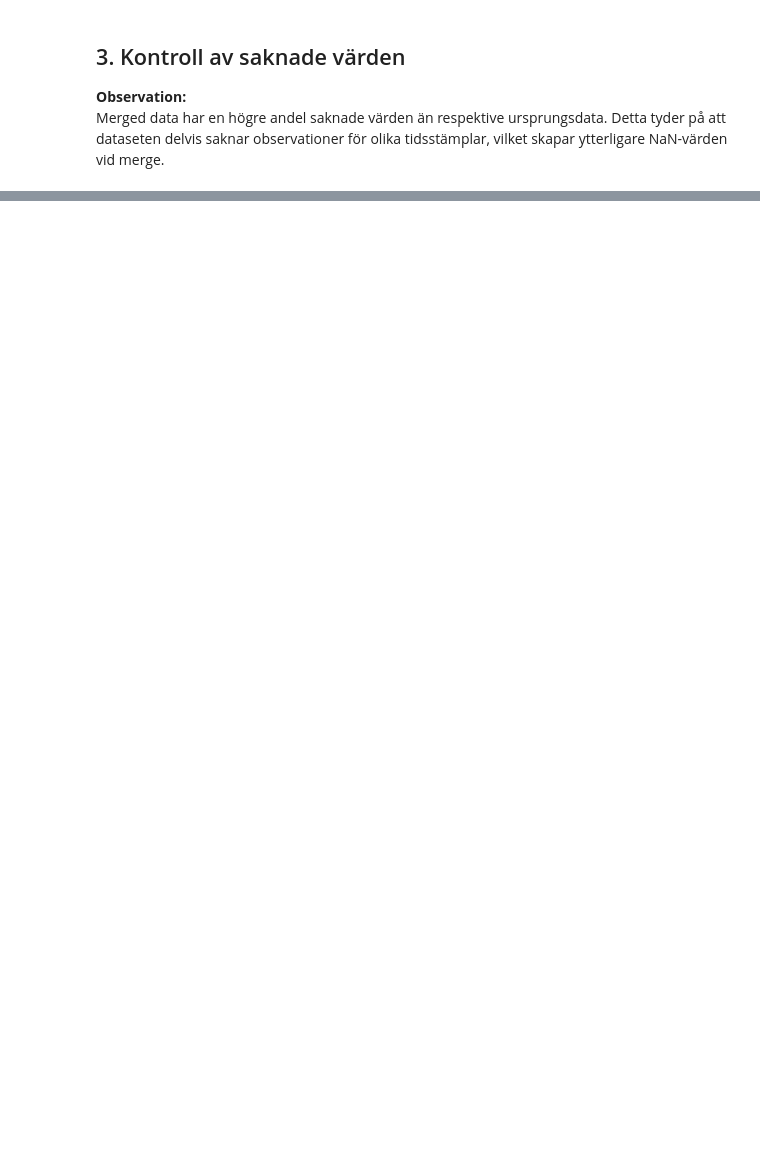
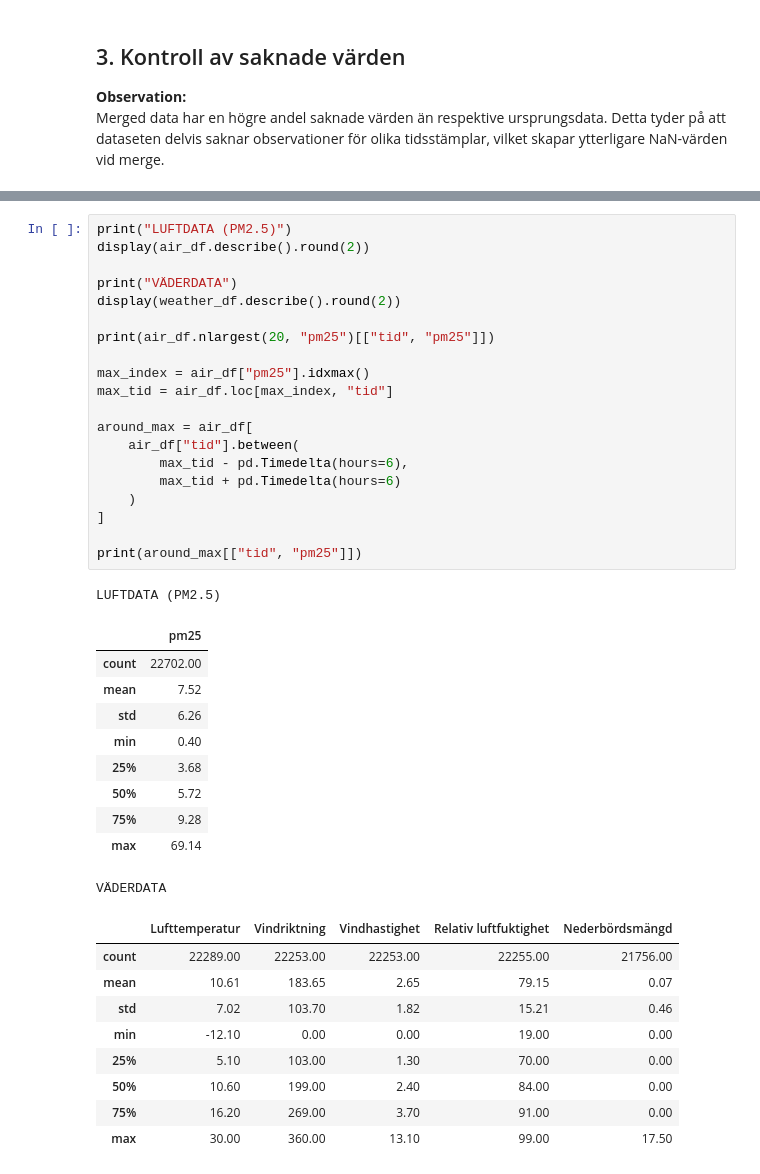
Before and after one commit to JakobWorkingHard/predicting_PM2.5, a Jupyter notebook: notebooks/data_quality.ipynb, the cells around one changed output, grey strips where cells are left out. Drawn from its saved outputs; the diff is of its cells as text; blank space fills up the shorter version.

```diff
--- a/notebooks/data_quality.ipynb
+++ b/notebooks/data_quality.ipynb
@@ -183,0 +357,41 @@ Nederbördsmängd                 1074               4.70
+# %%
+print("LUFTDATA (PM2.5)")
+display(air_df.describe().round(2))
+
+print("VÄDERDATA")
+display(weather_df.describe().round(2))
+
+print(air_df.nlargest(20, "pm25")[["tid", "pm25"]])
+
+max_index = air_df["pm25"].idxmax()
+max_tid = air_df.loc[max_index, "tid"]
+
+around_max = air_df[
+    air_df["tid"].between(
+        max_tid - pd.Timedelta(hours=6),
+        max_tid + pd.Timedelta(hours=6)
+    )
+]
+
+print(around_max[["tid", "pm25"]])
+# %% [output]
+LUFTDATA (PM2.5)
+|  | pm25 |
+| count | 22702.00 |
+| mean | 7.52 |
+| std | 6.26 |
+| min | 0.40 |
+| 25% | 3.68 |
+| 50% | 5.72 |
+| 75% | 9.28 |
+| max | 69.14 |
+VÄDERDATA
+|  | Lufttemperatur | Vindriktning | Vindhastighet | Relativ luftfuktighet | Nederbördsmängd |
+| count | 22289.00 | 22253.00 | 22253.00 | 22255.00 | 21756.00 |
+| mean | 10.61 | 183.65 | 2.65 | 79.15 | 0.07 |
+| std | 7.02 | 103.70 | 1.82 | 15.21 | 0.46 |
+| min | -12.10 | 0.00 | 0.00 | 19.00 | 0.00 |
+| 25% | 5.10 | 103.00 | 1.30 | 70.00 | 0.00 |
+| 50% | 10.60 | 199.00 | 2.40 | 84.00 | 0.00 |
+| 75% | 16.20 | 269.00 | 3.70 | 91.00 | 0.00 |
+| max | 30.00 | 360.00 | 13.10 | 99.00 | 17.50 |
```
Also changed, not shown: parts of 14 cells of this notebook.
